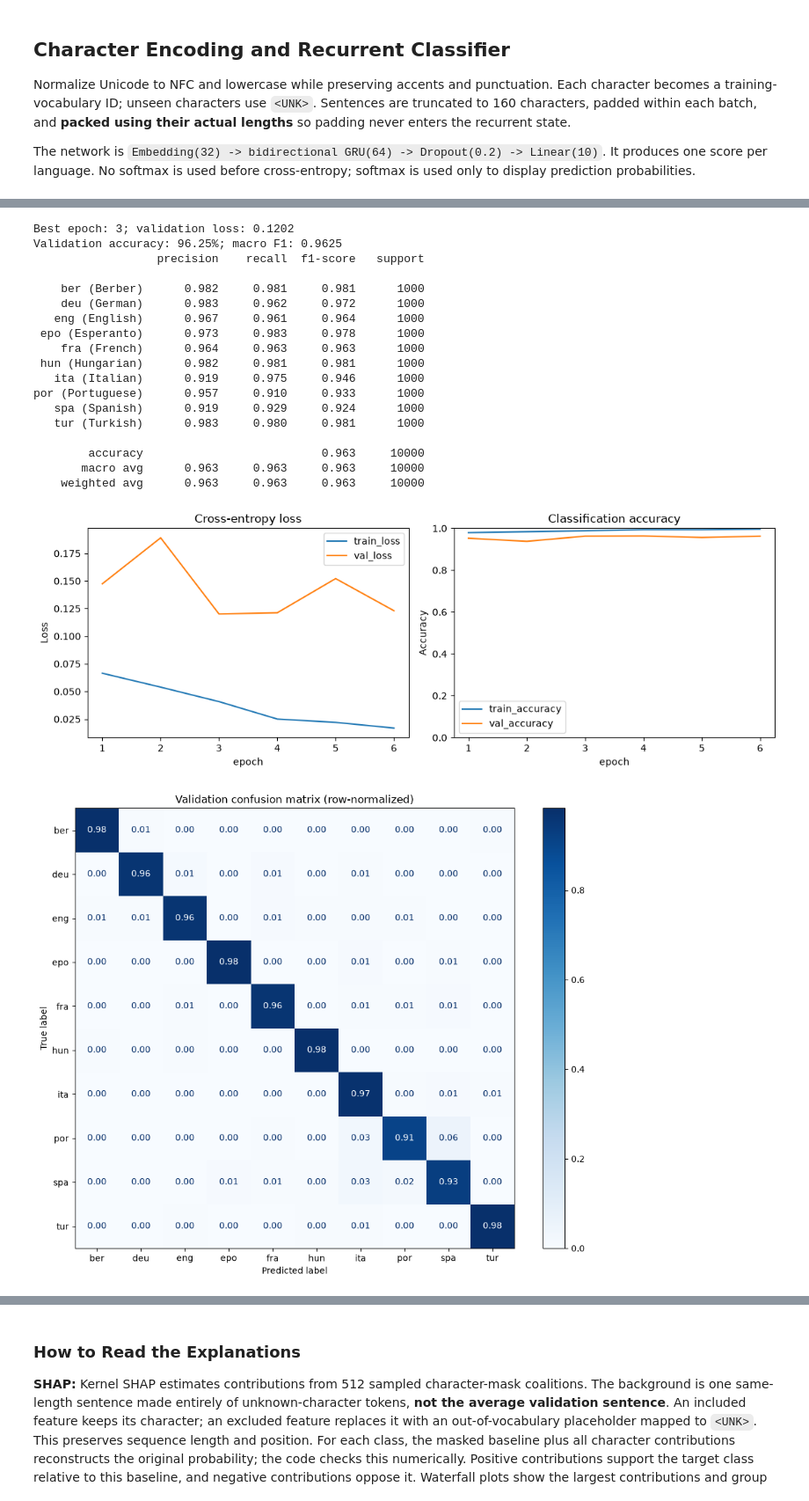
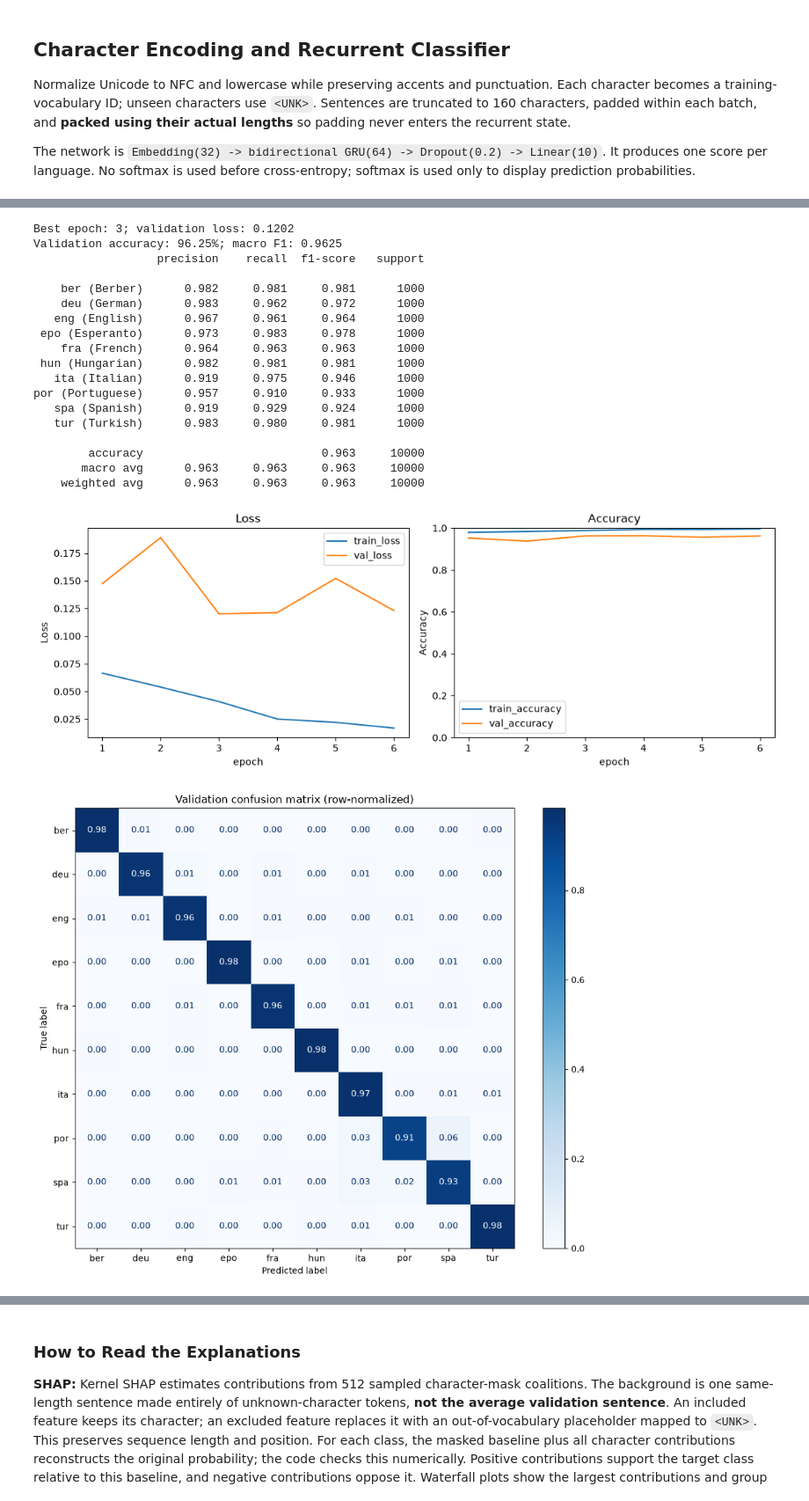
Before and after one commit to Nizarel/dl-ai570, a Jupyter notebook: AI 574/Assignment_1/NizarElouarti-Assignment1.ipynb, the cells around one changed output, grey strips where cells are left out. Shown at 88% size. Cells and saved outputs as stored; diff of their text form; code cells hidden in the pictures.

```diff
--- a/AI 574/Assignment_1/NizarElouarti-Assignment1.ipynb
+++ b/AI 574/Assignment_1/NizarElouarti-Assignment1.ipynb
@@ -293,3 +292,5 @@ Restored best model from epoch 3.
+# %%
+model, history_frame, best_epoch, best_val_loss = train_model()
 # %% [markdown]
 ## Validation and Error Analysis
 
@@ -301,17 +302,7 @@ These are validation results, not independent test performance. The training cel
 # %%
-model.eval()
-validation_targets = []
-validation_predictions = []
-validation_loss_sum = 0.0
-with torch.inference_mode():
-    for character_ids, lengths, targets in val_loader:
-        logits = model(character_ids.to(device), lengths)
-        validation_loss_sum += criterion(logits, targets.to(device)).item() * targets.size(0)
-        validation_targets.extend(targets.tolist())
-        validation_predictions.extend(logits.argmax(dim=1).cpu().tolist())
-
-validation_accuracy = np.mean(np.array(validation_targets) == np.array(validation_predictions))
-validation_loss = validation_loss_sum / len(validation_targets)
+validation_loss, validation_accuracy, validation_targets, validation_predictions = run_epoch(
+    model, val_loader, collect=True,
+ )
 validation_macro_f1 = f1_score(validation_targets, validation_predictions, average='macro')
 assert np.isclose(validation_loss, best_val_loss, atol=1e-6)
 print(f'Best epoch: {best_epoch}; validation loss: {validation_loss:.4f}')
@@ -323,46 +314,45 @@ print(classification_report(
 ))
 
 figure, axes = plt.subplots(1, 2, figsize=(11, 4))
-history_frame.plot(x='epoch', y=['train_loss', 'val_loss'], ax=axes[0])
-axes[0].set(title='Cross-entropy loss', ylabel='Loss')
-history_frame.plot(x='epoch', y=['train_accuracy', 'val_accuracy'], ax=axes[1])
-axes[1].set(title='Classification accuracy', ylabel='Accuracy', ylim=(0, 1))
+for axis, metric in zip(axes, ['loss', 'accuracy']):
+    history_frame.plot(x='epoch', y=[f'train_{metric}', f'val_{metric}'], ax=axis)
+    axis.set(title=metric.title(), ylabel=metric.title())
+axes[1].set_ylim(0, 1)
 figure.tight_layout()
 plt.show()
 
 ConfusionMatrixDisplay.from_predictions(
     validation_targets, validation_predictions, labels=list(range(len(languages))),
     display_labels=languages, normalize='true', cmap='Blues', values_format='.2f',
     ax=plt.subplots(figsize=(10, 8))[1],
  )
 plt.title('Validation confusion matrix (row-normalized)')
 plt.tight_layout()
 plt.show()
 
-error_mask = np.array(validation_targets) != np.array(validation_predictions)
-errors = val_frame.loc[error_mask, ['language', 'text']].copy()
-errors['predicted'] = [languages[index] for index in np.array(validation_predictions)[error_mask]]
+predicted_codes = np.array(languages)[validation_predictions]
+errors = val_frame.assign(predicted=predicted_codes).loc[val_frame.language != predicted_codes]
 display(errors.head(10))
 # %% [output]
 Best epoch: 3; validation loss: 0.1202
 Validation accuracy: 96.25%; macro F1: 0.9625
                   precision    recall  f1-score   support
 
     ber (Berber)      0.982     0.981     0.981      1000
     deu (German)      0.983     0.962     0.972      1000
    eng (English)      0.967     0.961     0.964      1000
  epo (Esperanto)      0.973     0.983     0.978      1000
     fra (French)      0.964     0.963     0.963      1000
  hun (Hungarian)      0.982     0.981     0.981      1000
    ita (Italian)      0.919     0.975     0.946      1000
 por (Portuguese)      0.957     0.910     0.933      1000
    spa (Spanish)      0.919     0.929     0.924      1000
    tur (Turkish)      0.983     0.980     0.981      1000
 
         accuracy                          0.963     10000
        macro avg      0.963     0.963     0.963     10000
     weighted avg      0.963     0.963     0.963     10000
-[figure, old version]
+[figure, new version]
 [figure]
 |  | language | text | predicted |
 | 1 | por | na semana que vem, tudo será dife... | spa |
```
Also changed, not shown: parts of 13 cells of this notebook, 1 other file.
